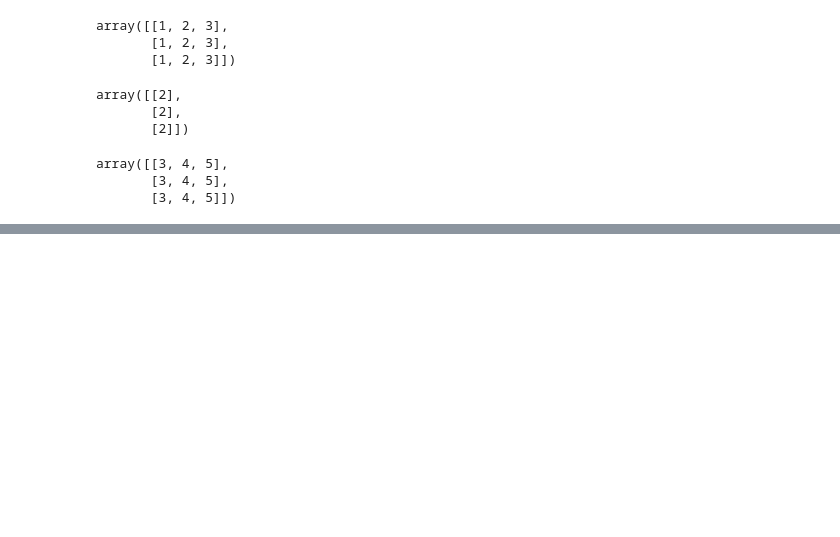
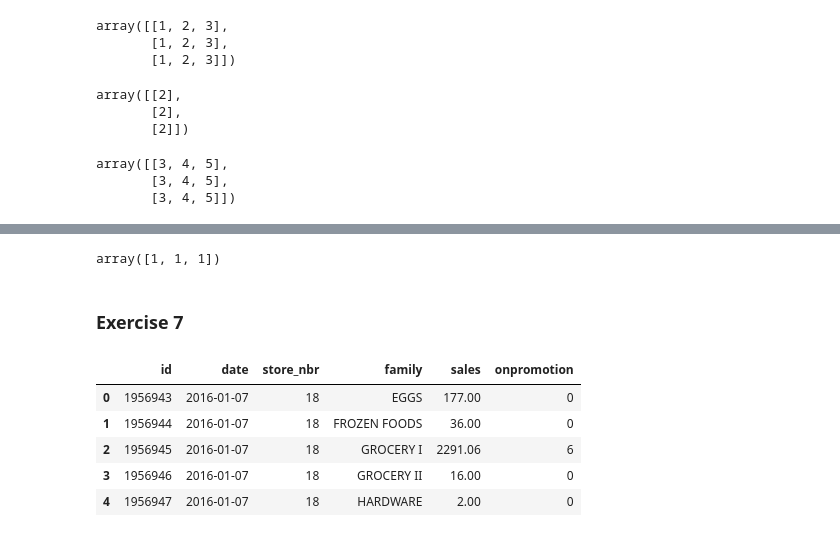
Before and after one commit to arunadas/effective-pandas, a Jupyter notebook: l_python_pandas/numpy_arrays.ipynb, the cells around one changed output, grey strips where cells are left out. Cells and saved outputs as stored; diff of their text form; code cells hidden in the pictures; blank space fills up the shorter version.

Commit message:
numpy

```diff
--- a/l_python_pandas/numpy_arrays.ipynb
+++ b/l_python_pandas/numpy_arrays.ipynb
@@ -1283,0 +1306,22 @@ array([[3, 4, 5],
+# %%
+np.ones(3, dtype=int)
+# %% [output]
+array([1, 1, 1])
+# %% [markdown]
+### Exercise 7
+# %%
+import pandas as pd
+import numpy as np
+
+retail_df = pd.read_csv(
+    "./retail/retail_2016_2017.csv", skiprows=range(1, 11000), nrows=1000
+)
+# %%
+retail_df.head()
+# %% [output]
+|  | id | date | store_nbr | family | sales | onpromotion |
+| 0 | 1956943 | 2016-01-07 | 18 | EGGS | 177.00 | 0 |
+| 1 | 1956944 | 2016-01-07 | 18 | FROZEN FOODS | 36.00 | 0 |
+| 2 | 1956945 | 2016-01-07 | 18 | GROCERY I | 2291.06 | 6 |
+| 3 | 1956946 | 2016-01-07 | 18 | GROCERY II | 16.00 | 0 |
+| 4 | 1956947 | 2016-01-07 | 18 | HARDWARE | 2.00 | 0 |
```
Also changed, not shown: parts of 3 cells of this notebook, 6 other files.
